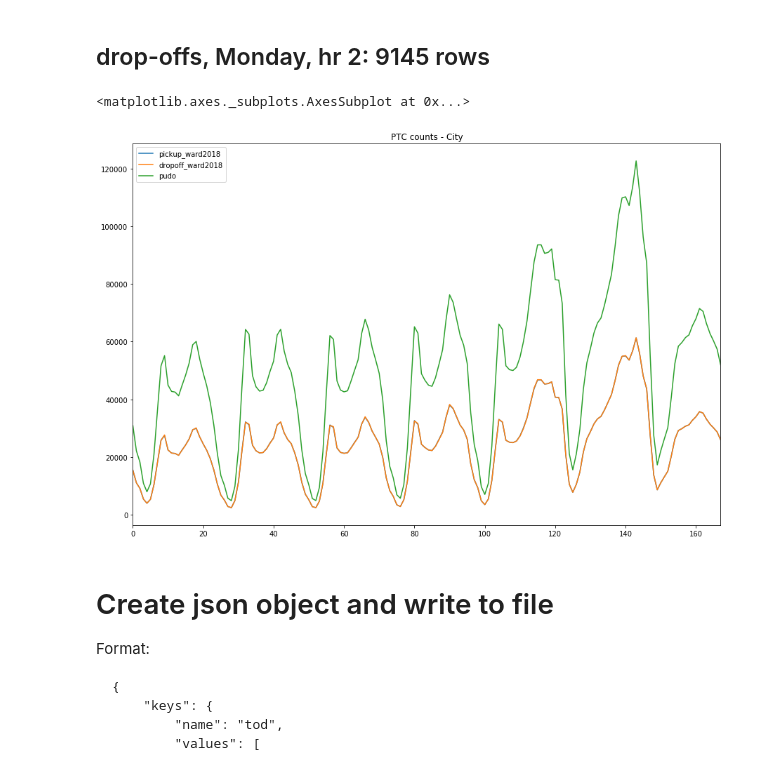
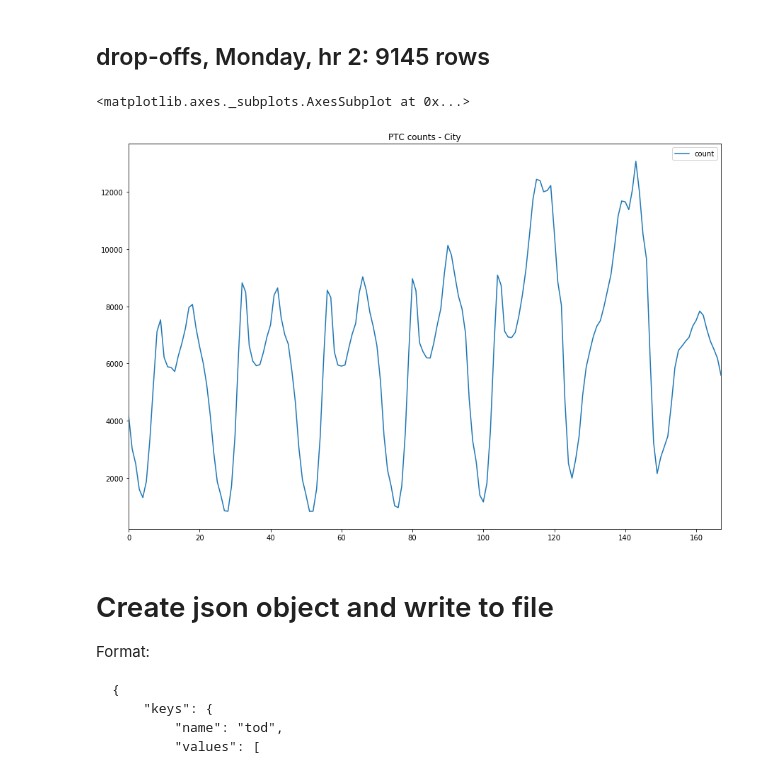
Before and after one commit to CityofToronto/bdit_cot-vfh, a Jupyter notebook: notebooks/Fig4_time-of-day-lineChart.ipynb, the cells around one changed output. Saved outputs shown, nothing was run; the diff lists cells and outputs as text; code cells hidden in the pictures.

Commit message:
ipynb for Fig4 city tod trip counts line chart

```diff
--- a/notebooks/Fig4_time-of-day-lineChart.ipynb
+++ b/notebooks/Fig4_time-of-day-lineChart.ipynb
@@ -100,5 +76,5 @@ AND pickup_datetime > '20180901' AND pickup_datetime < '20181001'
 # %%
-fname = '../../../Documents/PROJECTS/VFH/COT_PAGE/INTERIM_DATA/FROM_PGADMIN/tripdata_092018_forCounts.csv'
+fname = '../../../Documents/PROJECTS/VFH/COT_PAGE/INTERIM_DATA/FROM_PGADMIN/Fig4_tod_counts_city.csv'
 
 df = pd.read_csv(fname)
 
@@ -173,6 +90,0 @@ df.loc[(df['pickup_ward2018'].isnull()) & (df['dropoff_ward2018'].isnull())]
-# %%
-df.loc[(df['pickup_ward2018'].isnull()) & (df['dropoff_ward2018'].isnull()), 'pickup_ward2018'] = 1
-df.loc[(df['pickup_ward2018'].isnull()) & (df['dropoff_ward2018'].isnull()), 'dropoff_ward2018'] = 1
-
-# Check
-df.loc[(df['pickup_ward2018'].isnull()) & (df['dropoff_ward2018'].isnull())]
@@ -402,12 +120,10 @@ AND pickup_hr = '00'
 # %% [markdown]
 ## drop-offs, Monday, hr 2: 9145 rows
 # %%
-df_merge.plot(y=["pickup_ward2018", "dropoff_ward2018", "pudo"], kind="line", use_index=True,
-             title='PTC counts - City',
-             figsize=(15,10))
+df.plot(y=["count"], kind="line", use_index=True, title='PTC counts - City', figsize=(15,10))
 # %% [output]
 <matplotlib.axes._subplots.AxesSubplot at 0x...>
-[figure, old version]
+[figure, new version]
 # %%
 df=
 # %% [markdown]
```
Also changed, not shown: parts of 39 cells of this notebook, 3 other files.
